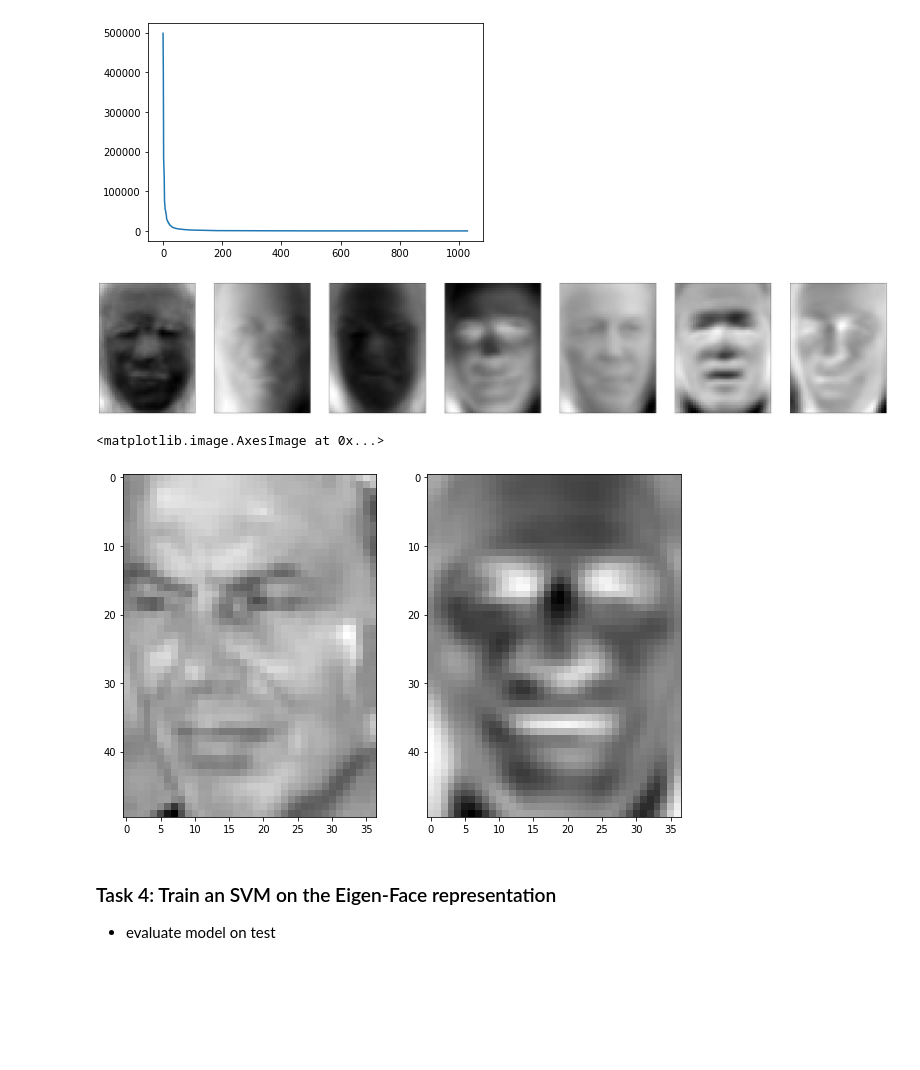
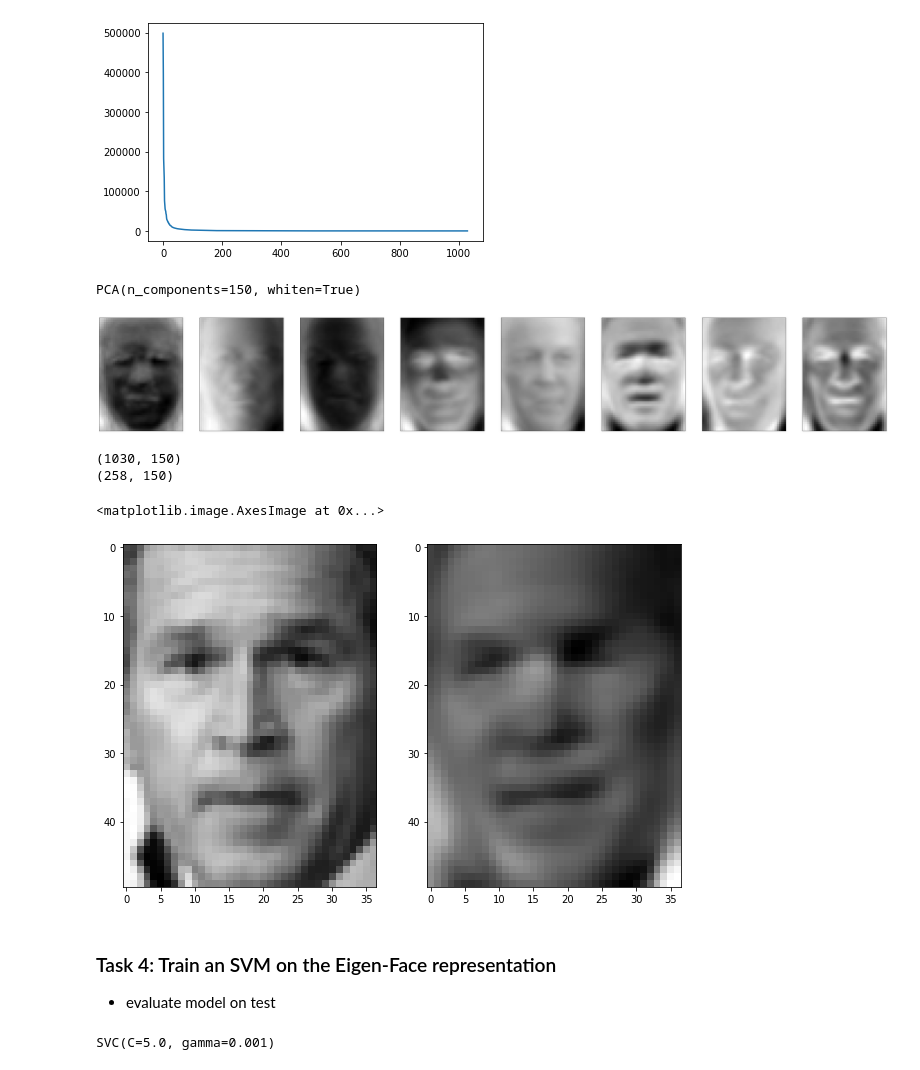
Before and after one commit to Ananassio/Data-Minig-Lab, a Jupyter notebook: Week_4/Lab_face_recognition.ipynb, the cells around one changed output. Drawn from its saved outputs; the diff is of its cells as text; code cells hidden in the pictures; blank space fills up the shorter version.

```diff
--- a/Week_4/Lab_face_recognition.ipynb
+++ b/Week_4/Lab_face_recognition.ipynb
@@ -101,14 +101,29 @@ plt.plot(pca.explained_variance_)
 # %% [output]
 [<matplotlib.lines.Line2D at 0x...>]
 [figure]
+# %%
+#fit the model angain and cut-off at 100
+pca = PCA(n_components=150, whiten=True)
+pca.fit(X_train)
+# %% [output]
+PCA(n_components=150, whiten=True)
 # %%
 #have look at the first 8 Eigen-Vectors
-fig, ax = plt.subplots(1, 7, figsize=(h,w))
-for i in range(7):
+fig, ax = plt.subplots(1, 8, figsize=(h,w))
+for i in range(8):
     ax[i].imshow(pca.components_[i].reshape(h,w))
     ax[i].set_yticks([])
     ax[i].set_xticks([])
 # %% [output]
-[figure, old version]
+[figure, new version]
+# %%
+#project all data
+X_train_pca = pca.transform(X_train)
+X_test_pca = pca.transform(X_test)
+print(X_train_pca.shape)
+print(X_test_pca.shape)
+# %% [output]
+(1030, 150)
+(258, 150)
 # %%
 # transform singe sample
@@ -120,11 +135,16 @@ for i in range(1,10):
     s_new+=s[0,i]*pca.components_[i].reshape(h,w)
 # %%
 fig, ax = plt.subplots(1, 2, figsize=(10,10))
-ax[0].imshow(X[135].reshape(h,w))
+ax[0].imshow(X[100].reshape(h,w))
 ax[1].imshow(s_new)
 # %% [output]
 <matplotlib.image.AxesImage at 0x...>
-[figure, old version]
+[figure, new version]
 # %% [markdown]
 ### Task 4: Train an SVM on the Eigen-Face representation
 * evaluate model on test
+# %%
+clf = SVC(C=5., gamma=0.001)
+clf.fit(X_train_pca, y_train)
+# %% [output]
+SVC(C=5.0, gamma=0.001)
```
Also changed, not shown: parts of 2 cells of this notebook.
